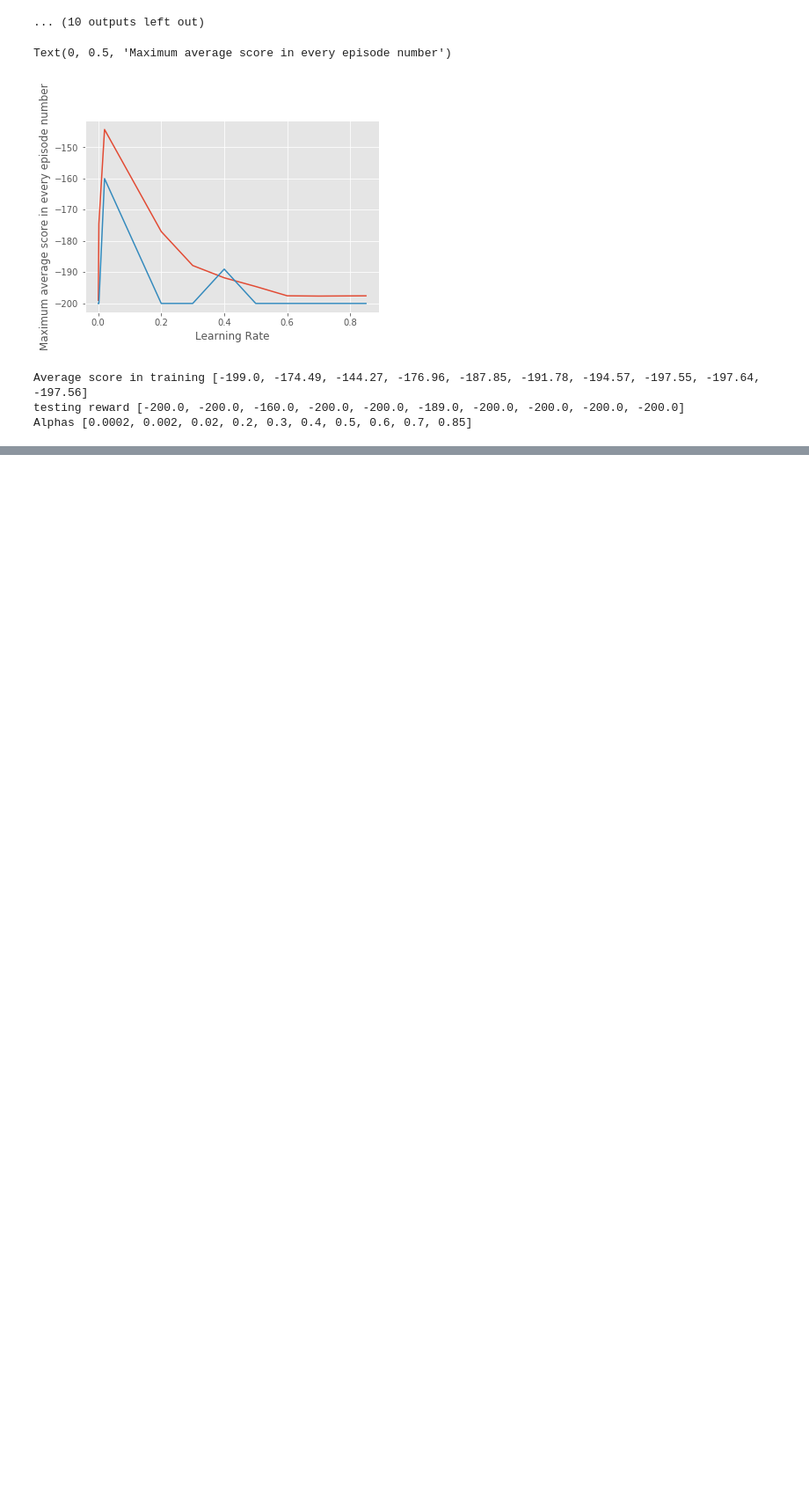
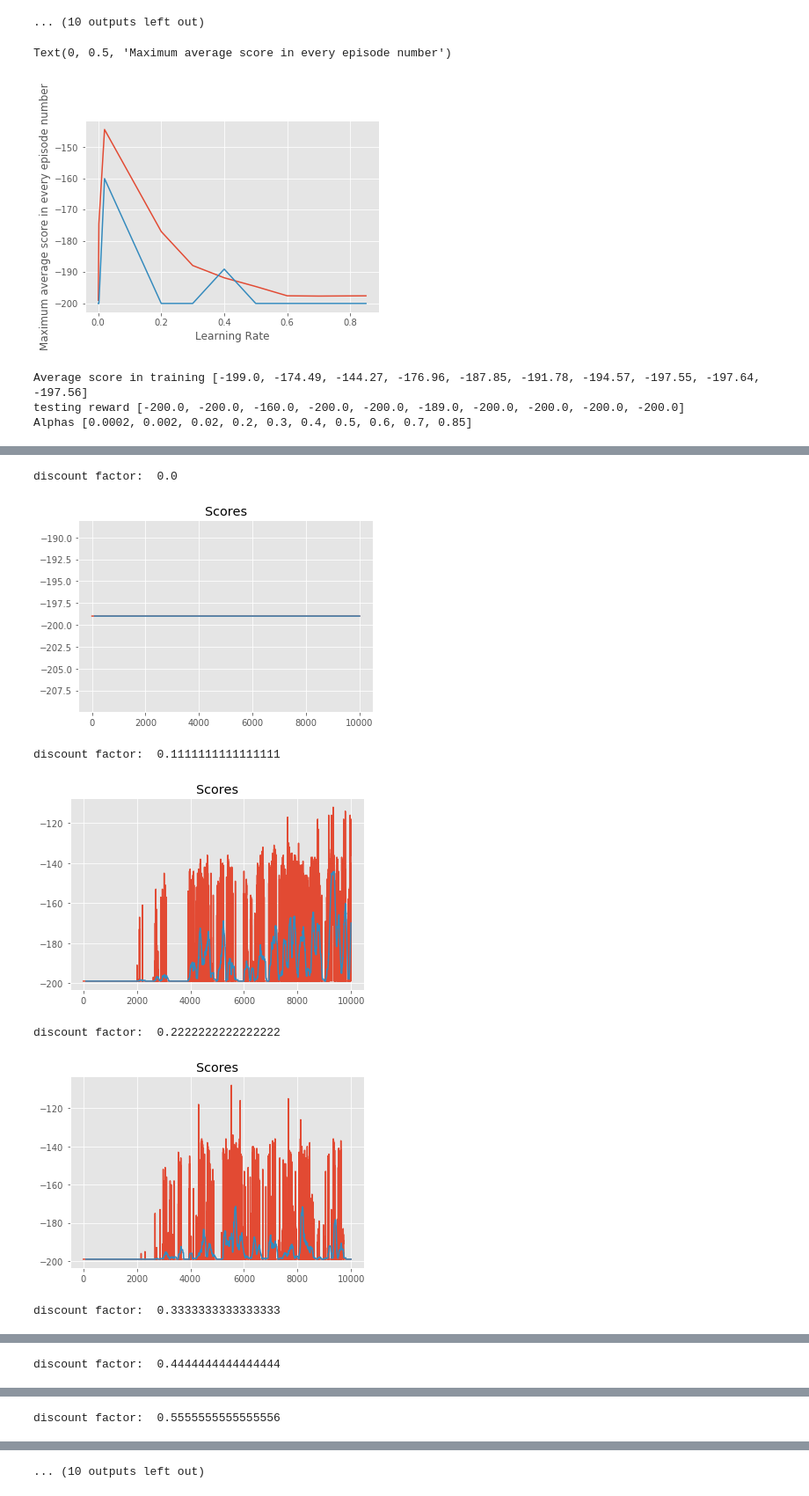
Before and after one commit to TasneemOmara/Mountain-Car-Problem, a Jupyter notebook: MountainCarQLearning.ipynb, the cells around one changed output, grey strips where cells are left out. Shown at 88% size. Cells and saved outputs as stored; diff of their text form; code cells hidden in the pictures; blank space fills up the shorter version.

```diff
--- a/MountainCarQLearning.ipynb
+++ b/MountainCarQLearning.ipynb
@@ -538,0 +563,30 @@ plt.ylabel('Maximum average score in every episode number')
+# %%
+" episodes = 1000, bins = (10,10), discount factor = 0.99, epsilon = 0.9995"
+" learning rate = 0.02"
+
+max_avg_score_training = []
+score_testing = []
+gammas = np.linspace(0, 1, num=10, dtype=float)
+
+for gamma in gammas:
+    Q, scores, max_avg_score = q_learning_discrete(env, 10000, discount_factor = gamma)
+    max_avg_score_training.append(max_avg_score)
+    score_test = test_algorithm(env, Q)
+    score_testing.append(score_test)
+    print ("discount factor: ", gamma)
+    plot_scores(scores)
+
+plt.plot(gammas, max_avg_score_training)
+plt.xlabel('discount factor')
+plt.ylabel('Maximum average score in every episode number')
+plt.plot(gammas, score_testing)
+plt.xlabel('discount factor')
+plt.ylabel('Maximum average score in every episode number')
+# %% [output]
+discount factor:  0.0
+[figure, added]
+discount factor:  0.1111111111111111
+[figure, added]
+discount factor:  0.2222222222222222
+[figure, added]
+discount factor:  0.3333333333333333
@@ -538,0 +594 @@ plt.ylabel('Maximum average score in every episode number')
+discount factor:  0.4444444444444444
@@ -538,0 +596 @@ plt.ylabel('Maximum average score in every episode number')
+discount factor:  0.5555555555555556
@@ -538,0 +598 @@ plt.ylabel('Maximum average score in every episode number')
+... (10 outputs left out)
```
Also changed, not shown: parts of 10 cells of this notebook.
